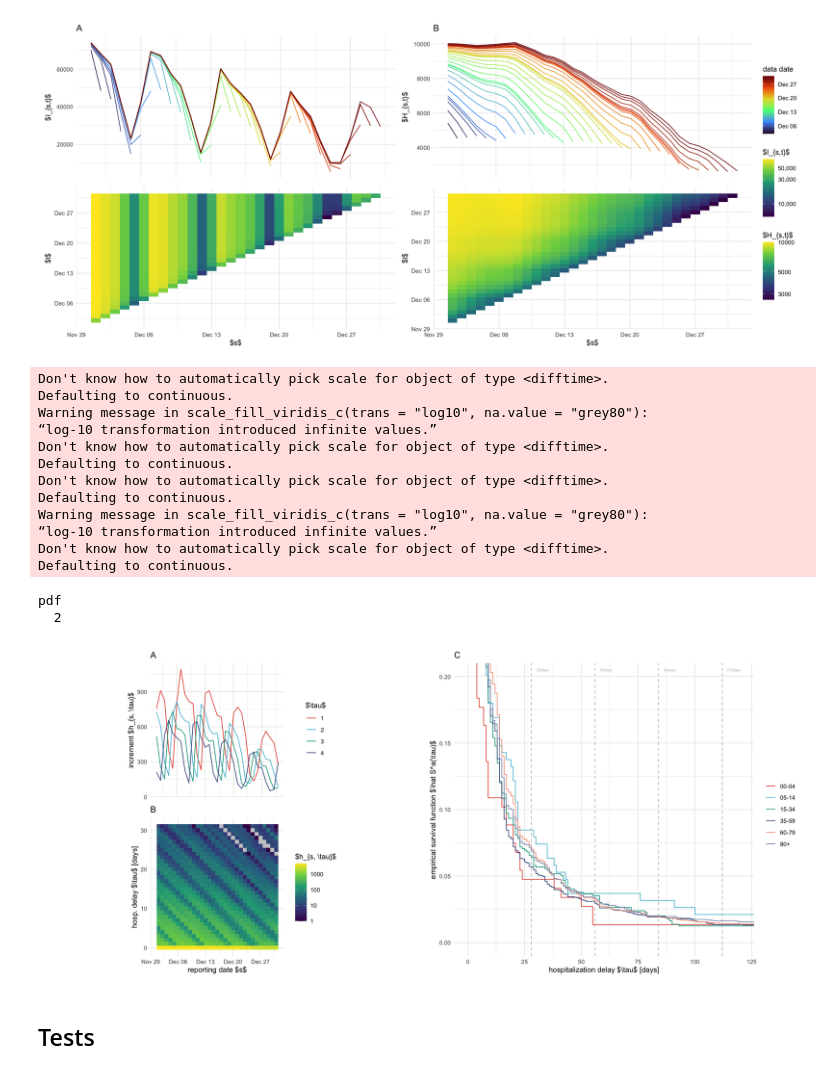
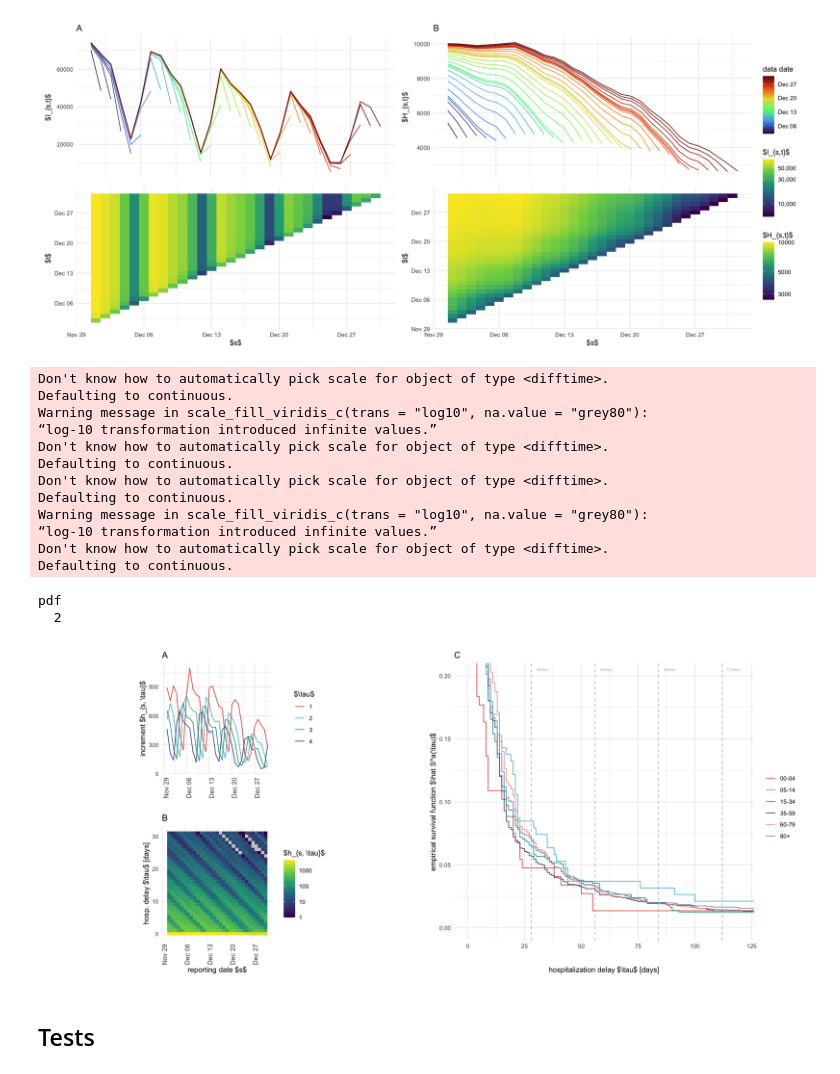
Before and after one commit to stefanheyder/dissertation, a Jupyter notebook: nbs/2 Epidemiology/02_03_data.ipynb, the cells around one changed output. Cells and saved outputs as stored; diff of their text form; code cells hidden in the pictures.

```diff
--- a/nbs/2 Epidemiology/02_03_data.ipynb
+++ b/nbs/2 Epidemiology/02_03_data.ipynb
@@ -384,11 +402,12 @@ p_s_plus_tau_constant <- rep_tri_hosp_cummax %>%
     # facet_wrap(~a) +
     scale_fill_viridis_c(trans = "log10", na.value = "grey80") +
     coord_fixed() +
-    labs(title = "B", x = "reporting date $s$", y = "hosp. delay $\\tau$ [days]", fill = "$h_{s, \\tau}$")
+    labs(title = "B", x = "reporting date $s$", y = "hosp. delay $\\tau$ [days]", fill = "$h_{s, \\tau}$") +
+    theme(axis.text.x = element_text(angle = 90, hjust = 1, size = 10))
 
 p_delayed_reporting_double <- rep_tri_hosp_cummax %>%
     filter(tau > 0, tau < 5) %>%
-    filter(s >= ymd("2021-12-01")) %>%
+    filter(s >= ymd("2021-11-30")) %>%
     filter(s < ymd("2022-01-01")) %>%
     group_by(s, tau) %>%
     summarize(h = sum(h)) %>%
@@ -396,40 +415,41 @@ p_delayed_reporting_double <- rep_tri_hosp_cummax %>%
     ggplot(aes(s, y = h, color = tau, group = tau)) +
     geom_line() +
     labs(color = "$\\tau$", x = "", y = "increment $h_{s, \\tau}$", title = "A") +
-    theme(axis.title.x = element_blank(), axis.ticks.x = element_blank(), axis.text.x = element_blank())
+    # theme(axis.title.x = element_blank(), axis.ticks.x = element_blank(), axis.text.x = element_blank())
+    theme(axis.text.x = element_text(angle = 90, hjust = 1, size = 10))
 
 p_survival <- rep_tri_hosp_cummax %>%
     filter(s == ymd("2021-12-01")) %>%
     group_by(a) %>%
     mutate(cum_p = cumsum(h) / sum(h)) %>%
     ungroup() %>%
     ggplot(aes(tau, 1 - cum_p, color = a)) +
     geom_vline(xintercept = 28 * seq(4), linetype = 2, color = "gray") +
     geom_step() +
     coord_cartesian(xlim = c(NA, 120), ylim = c(0, .2)) +
     labs(x = "hospitalization delay $\\tau$ [days]", y = "empirical survival function $\\hat S^a(\\tau)$", title = "C") +
     scale_color_discrete(name = "") + # ) +labels = as_labeller(age_group_labels)) +
     annotate("text", x = 28 * seq(4) + 5, y = .205, label = paste0(28 * seq(4), "days"), size = 2, color = "gray")
 
-(p_delayed_reporting_double / p_s_plus_tau_constant) | p_survival
+((p_delayed_reporting_double / p_s_plus_tau_constant)) | p_survival
 
 ggsave_tikz(here("tikz/double_weekday_effect_hosp.tex"))
 # %% [output]
 Don't know how to automatically pick scale for object of type <difftime>.
 Defaulting to continuous.
 Warning message in scale_fill_viridis_c(trans = "log10", na.value = "grey80"):
 “log-10 transformation introduced infinite values.”
 Don't know how to automatically pick scale for object of type <difftime>.
 Defaulting to continuous.
 Don't know how to automatically pick scale for object of type <difftime>.
 Defaulting to continuous.
 Warning message in scale_fill_viridis_c(trans = "log10", na.value = "grey80"):
 “log-10 transformation introduced infinite values.”
 Don't know how to automatically pick scale for object of type <difftime>.
 Defaulting to continuous.
 pdf
   2
-[figure, old version]
+[figure, new version]
 # %% [markdown]
 ## Tests
 # %%
```
Also changed, not shown: parts of 2 cells of this notebook, 9 other files.
